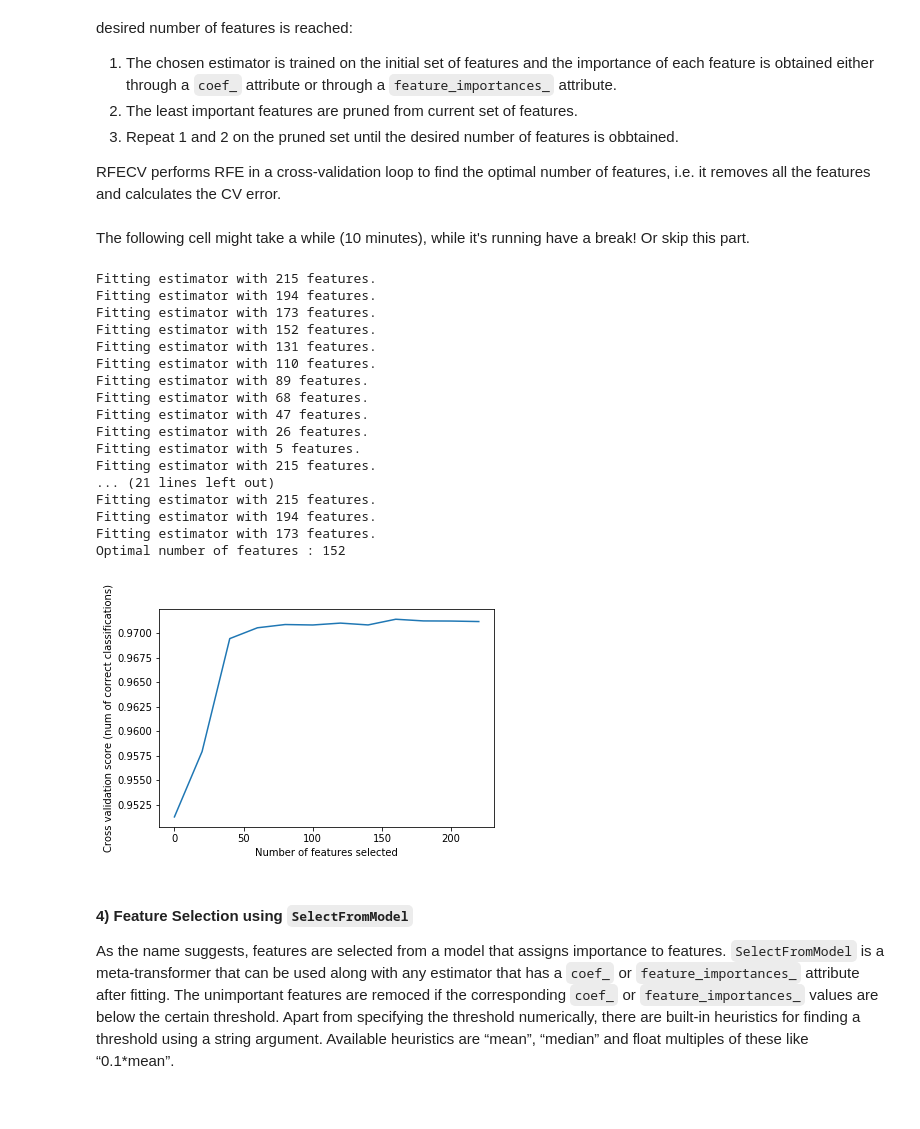
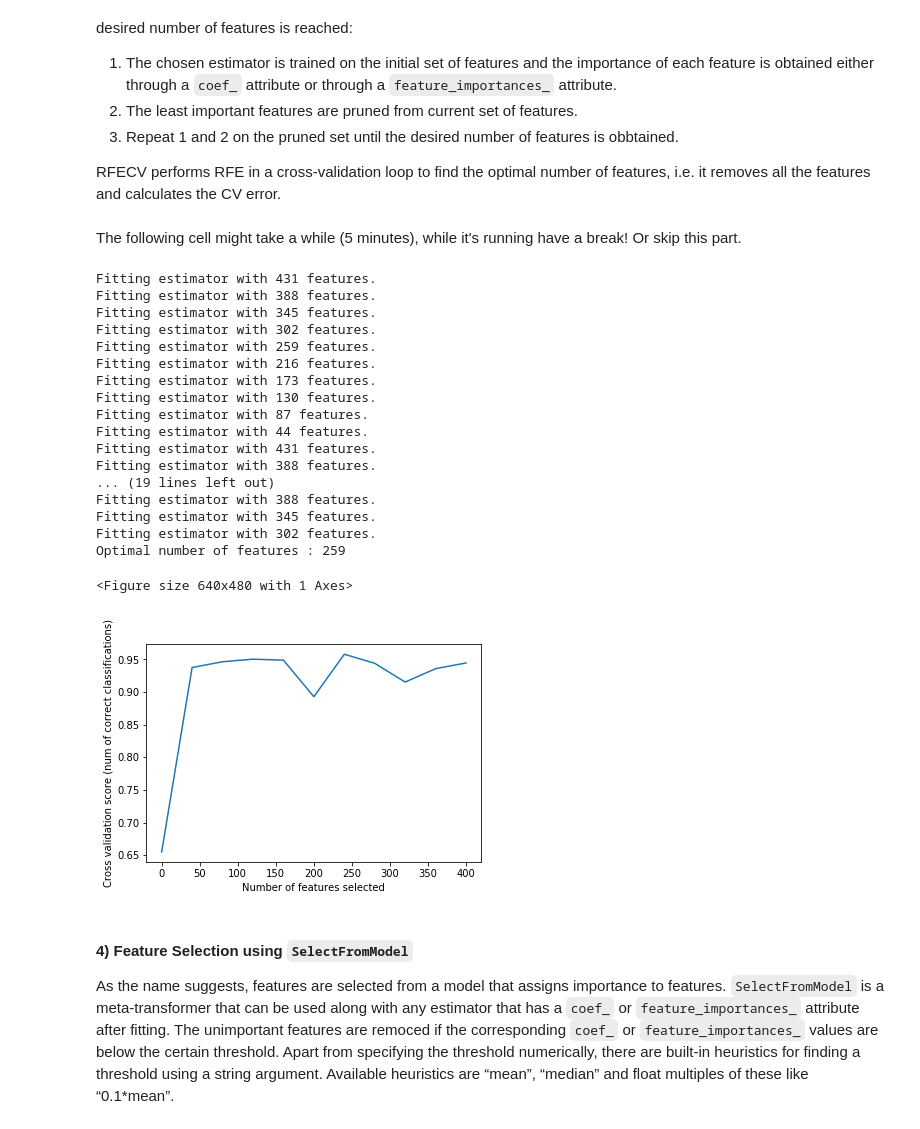
Before and after one commit to Phoebe0222/MLSA-workshops-2020-student, a Jupyter notebook: Preliminary/workshop-PR02-MLKickoff.ipynb, the cells around one changed output. Saved outputs shown, nothing was run; the diff lists cells and outputs as text; code cells hidden in the pictures.

```diff
--- a/Preliminary/workshop-PR02-MLKickoff.ipynb
+++ b/Preliminary/workshop-PR02-MLKickoff.ipynb
@@ -214,50 +215,54 @@ Given an external estimator that assigns weights to features (e.g., the coeffici
 
 RFECV performs RFE in a cross-validation loop to find the optimal number of features, i.e. it removes all the features and calculates the CV error.
 # %%
-# this cell is optional: run this if you don't want to read the warning messages
+# this cell is optional: run this if you don't want to read the future warning messages
 # import warnings filter
 from warnings import simplefilter
 # ignore all future warnings
 simplefilter(action='ignore', category=FutureWarning)
+# this is to stop the format warning
+Y_train = np.array(Y_train).ravel()
 # %% [markdown]
-The following cell might take a while (10 minutes), while it's running have a break! Or skip this part.
+The following cell might take a while (5 minutes), while it's running have a break! Or skip this part.
+# %%
+from sklearn.feature_selection import RFE, RFECV
+from sklearn.linear_model import SGDClassifier
+import matplotlib.pyplot as plt
+estimator = SGDClassifier()
+rfecv = RFECV(estimator,verbose=True,
+              cv=3,step=0.1)
+#step means the number/percentage of features to be removed each loop
+X_train_refcv = rfecv.fit_transform(X_train, Y_train)
+
+print("Optimal number of features : %d" % rfecv.n_features_)
+# %% [output]
+Fitting estimator with 431 features.
+Fitting estimator with 388 features.
+Fitting estimator with 345 features.
+Fitting estimator with 302 features.
+Fitting estimator with 259 features.
+Fitting estimator with 216 features.
+Fitting estimator with 173 features.
+Fitting estimator with 130 features.
+Fitting estimator with 87 features.
+Fitting estimator with 44 features.
+Fitting estimator with 431 features.
+Fitting estimator with 388 features.
+... (19 lines left out)
+Fitting estimator with 388 features.
+Fitting estimator with 345 features.
+Fitting estimator with 302 features.
+Optimal number of features : 259
+<Figure size 640x480 with 1 Axes>
 # %%
-
-from sklearn.feature_selection import RFE, RFECV
-
-estimator = RandomForestClassifier()
-rfecv = RFECV(estimator,verbose=True,
-              cv=3,step=0.1)
-#step means the number/percentage of features to be removed each loop
-X_train_refcv = rfecv.fit_transform(X_train_Pbest, Y_train)
-
-print("Optimal number of features : %d" % rfecv.n_features_)
-
 # Plot number of features VS. cross-validation scores
 plt.figure()
 plt.xlabel("Number of features selected")
 plt.ylabel("Cross validation score (num of correct classifications)")
-plt.plot(range(0, 20*len(rfecv.grid_scores_),20), rfecv.grid_scores_)
+plt.plot(range(0, 40*len(rfecv.grid_scores_),40), rfecv.grid_scores_)
 plt.show()
 # %% [output]
-Fitting estimator with 215 features.
-Fitting estimator with 194 features.
-Fitting estimator with 173 features.
-Fitting estimator with 152 features.
-Fitting estimator with 131 features.
-Fitting estimator with 110 features.
-Fitting estimator with 89 features.
-Fitting estimator with 68 features.
-Fitting estimator with 47 features.
-Fitting estimator with 26 features.
-Fitting estimator with 5 features.
-Fitting estimator with 215 features.
-... (21 lines left out)
-Fitting estimator with 215 features.
-Fitting estimator with 194 features.
-Fitting estimator with 173 features.
-Optimal number of features : 152
-[figure, old version]
+[figure, new version]
 # %% [markdown]
 #### 4) Feature Selection using `SelectFromModel`
 
```
Also changed, not shown: parts of 8 cells of this notebook.
